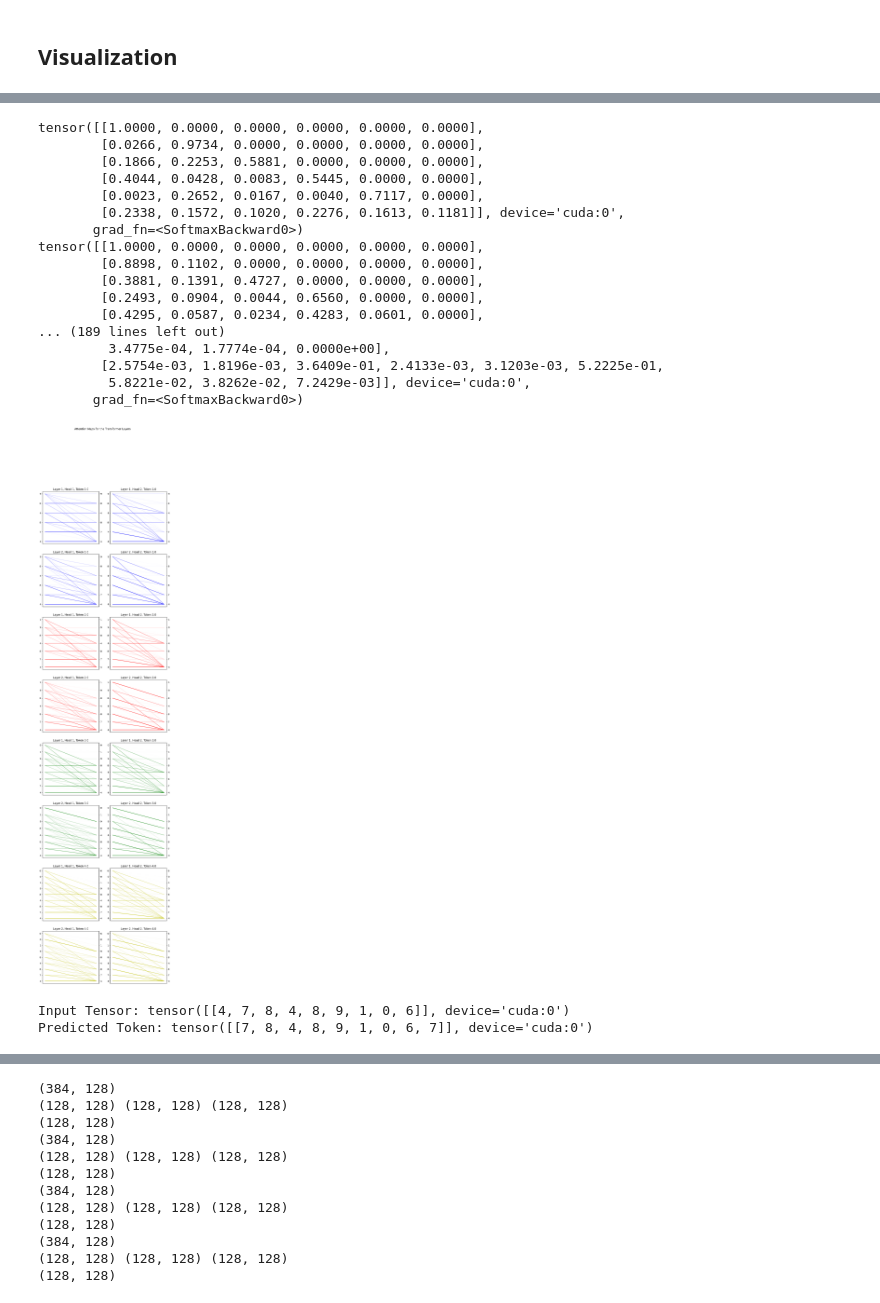
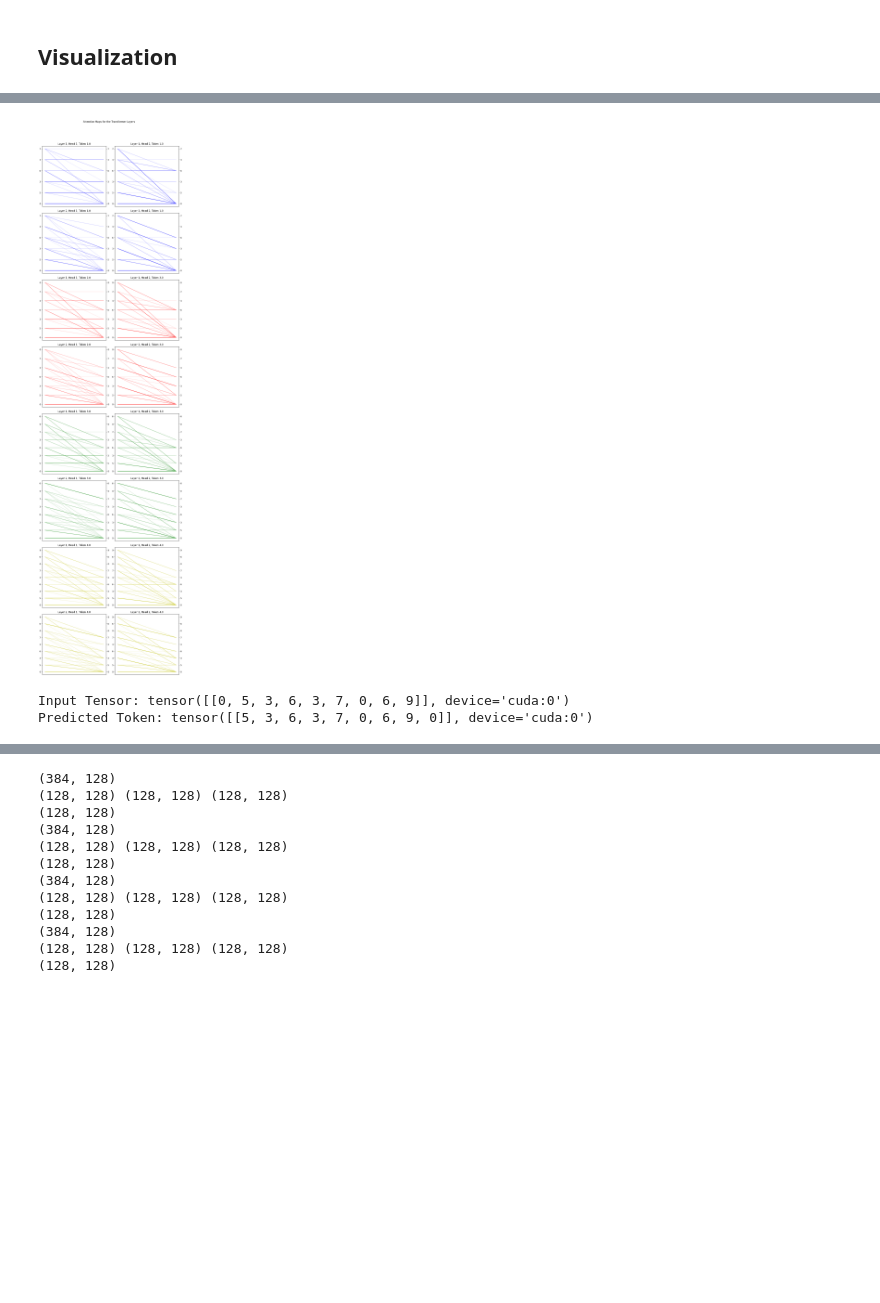
Before and after one commit to RafalLeja/MathGPT, a Jupyter notebook: src/Arithmetic/static_add.ipynb, the cells around one changed output, grey strips where cells are left out. Drawn from its saved outputs; the diff is of its cells as text; code cells hidden in the pictures; blank space fills up the shorter version.

```diff
--- a/src/Arithmetic/static_add.ipynb
+++ b/src/Arithmetic/static_add.ipynb
@@ -186,6 +186,9 @@ None
 # %%
 c_vals = []
 w_vals = []
+
+device = torch.device("cuda" if torch.cuda.is_available() else "cpu")
+model = model.to(device)
 
 def eval_add_split(trainer, split, max_batches):
     dataset = {'train':train_dataset, 'test':test_dataset}[split]
@@ -374,8 +495,9 @@ output_tensor = output_tensor[:, 1:]
 
 words_y = [str(i.item()) for i in output_tensor[0]][::-1]
 
-fig, axes = plt.subplots(LAYERS*4, HEADS, figsize=(5*HEADS, (5*LAYERS)*4))
+fig, axes = plt.subplots(LAYERS*4, HEADS, figsize=(5*HEADS, 5*LAYERS*4))
 fig.suptitle("Attention Maps for the Transformer Layers")
+fig.tight_layout(rect=[0, 0.03, 1, 0.95])
 
 colors = {0: 'b-', LAYERS: 'r-', 2*LAYERS: 'g-', 3*LAYERS: 'y-'}
 
@@ -403,62 +525,57 @@ for input_tensor in inputs:
         attn_scores = (q @ k.transpose(-2, -1)) * (1.0 / np.sqrt(k.size(-1)))
         attn_probs = torch.Tensor(attn_scores)
         # attn_probs = attn_probs.abs() / math.sqrt(k.size(-1))
         attn_probs = attn_probs.masked_fill(~torch.tril(torch.ones(T, T, device=device)).bool(), float('-inf'))
         # print(attn_probs)
 
         n = attn_probs.size(-1)
         words = [str(i.item()) for i in input_tensor[0]][::1]
 
 
         for h in range(HEADS):
             # print(attn_probs[0, h])
 
             probs = F.softmax(attn_probs[0, h], dim=-1)
             # probs = probs.transpose(0, 1)
-            print(probs)
+            # print(probs)
 
-            axes[l+inp, h].set_xticks([])
-            axes[l+inp, h].set_yticks(np.arange(n))
-            axes[l+inp, h].set_yticklabels(words)
-            axes[l+inp, h].set_title(f"Layer {l+1}, Head {h+1}, Token {(inp/LAYERS)+1}")
-            ax2 = axes[l+inp, h].twinx()
+            if HEADS == 1:
+                axes[l+inp].set_xticks([])
+                axes[l+inp].set_yticks(np.arange(n))
+                axes[l+inp].set_yticklabels(words)
+                axes[l+inp].set_title(f"Layer {l+1}, Head {h+1}, Token {(inp/LAYERS)+1}")
+                ax2 = axes[l+inp].twinx()
+            else:
+                axes[l+inp, h].set_xticks([])
+                axes[l+inp, h].set_yticks(np.arange(n))
+                axes[l+inp, h].set_yticklabels(words)
+                axes[l+inp, h].set_title(f"Layer {l+1}, Head {h+1}, Token {(inp/LAYERS)+1}")
+                ax2 = axes[l+inp, h].twinx()
             ax2.set_yticks(np.arange(n))
             ax2.set_yticks(np.arange(n))
             ax2.set_yticklabels(words)
             for i in range(n):
                 for j in range(n):
-                    if probs[i, j].item() > 0:  # Threshold for visibility
-                        axes[l+inp, h].plot([0, 1], [i, j], colors[inp], alpha=probs[i, j].item())
-                        ax2.plot([0, 1], [i, j], 'b-', alpha=0)
+                    if probs[i, j].item() > 0.1:  # Threshold for visibility
+                        if HEADS == 1:
+                            axes[l+inp].plot([0, 1], [i, j], colors[inp], alpha=probs[i, j].item())
+                            ax2.plot([0, 1], [i, j], 'b-', alpha=0)
+                        else:
+                            axes[l+inp, h].plot([0, 1], [i, j], colors[inp], alpha=probs[i, j].item())
+                            ax2.plot([0, 1], [i, j], 'b-', alpha=0)
 
         l += 1
 
     inp += LAYERS
 
+plt.savefig('../plots/attention_maps.png')
 plt.show()
 print("Input Tensor:", input_tensor)
 print("Predicted Token:", output_tensor)
 # %% [output]
+[figure, new version]
-tensor([[1.0000, 0.0000, 0.0000, 0.0000, 0.0000, 0.0000],
-        [0.0266, 0.9734, 0.0000, 0.0000, 0.0000, 0.0000],
-        [0.1866, 0.2253, 0.5881, 0.0000, 0.0000, 0.0000],
-        [0.4044, 0.0428, 0.0083, 0.5445, 0.0000, 0.0000],
-        [0.0023, 0.2652, 0.0167, 0.0040, 0.7117, 0.0000],
-        [0.2338, 0.1572, 0.1020, 0.2276, 0.1613, 0.1181]], device='cuda:0',
-       grad_fn=<SoftmaxBackward0>)
-tensor([[1.0000, 0.0000, 0.0000, 0.0000, 0.0000, 0.0000],
-        [0.8898, 0.1102, 0.0000, 0.0000, 0.0000, 0.0000],
-        [0.3881, 0.1391, 0.4727, 0.0000, 0.0000, 0.0000],
-        [0.2493, 0.0904, 0.0044, 0.6560, 0.0000, 0.0000],
-        [0.4295, 0.0587, 0.0234, 0.4283, 0.0601, 0.0000],
-... (189 lines left out)
-         3.4775e-04, 1.7774e-04, 0.0000e+00],
-        [2.5754e-03, 1.8196e-03, 3.6409e-01, 2.4133e-03, 3.1203e-03, 5.2225e-01,
-         5.8221e-02, 3.8262e-02, 7.2429e-03]], device='cuda:0',
-       grad_fn=<SoftmaxBackward0>)
+Input Tensor: tensor([[0, 5, 3, 6, 3, 7, 0, 6, 9]], device='cuda:0')
+Predicted Token: tensor([[5, 3, 6, 3, 7, 0, 6, 9, 0]], device='cuda:0')
-[figure, old version]
-Input Tensor: tensor([[4, 7, 8, 4, 8, 9, 1, 0, 6]], device='cuda:0')
-Predicted Token: tensor([[7, 8, 4, 8, 9, 1, 0, 6, 7]], device='cuda:0')
 # %%
 import torch
 import numpy as np
```
Also changed, not shown: parts of 8 cells of this notebook, 15 other files.
